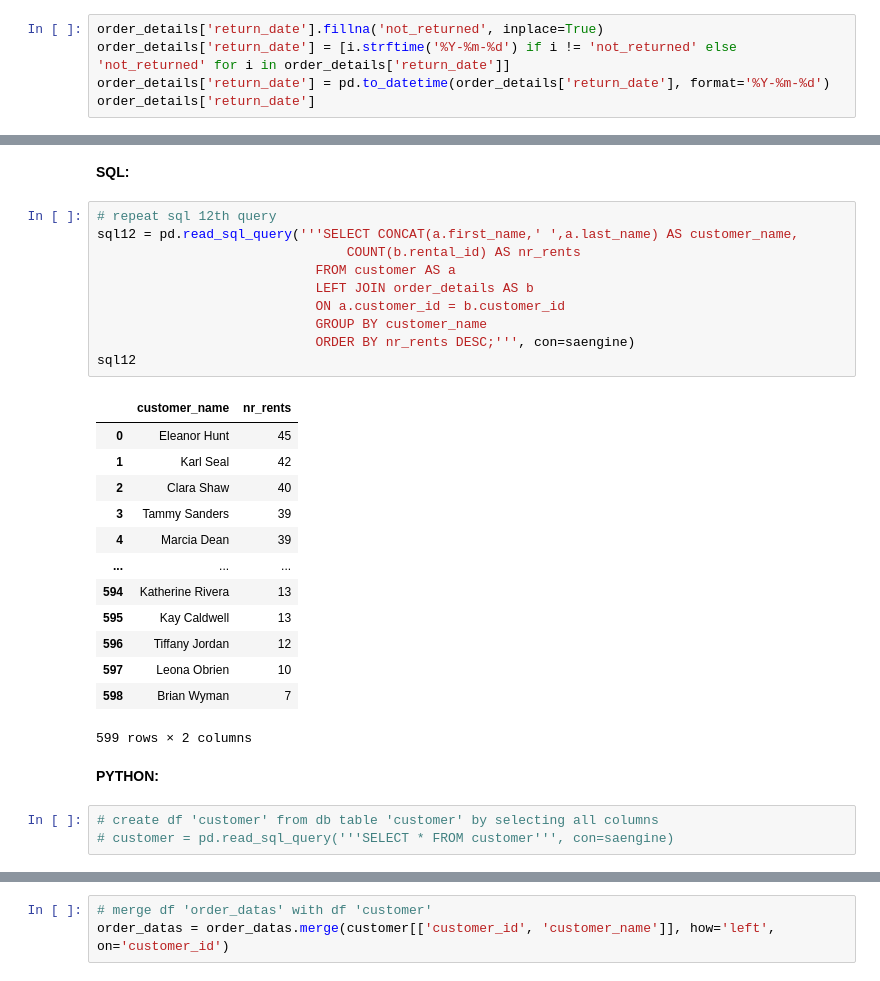
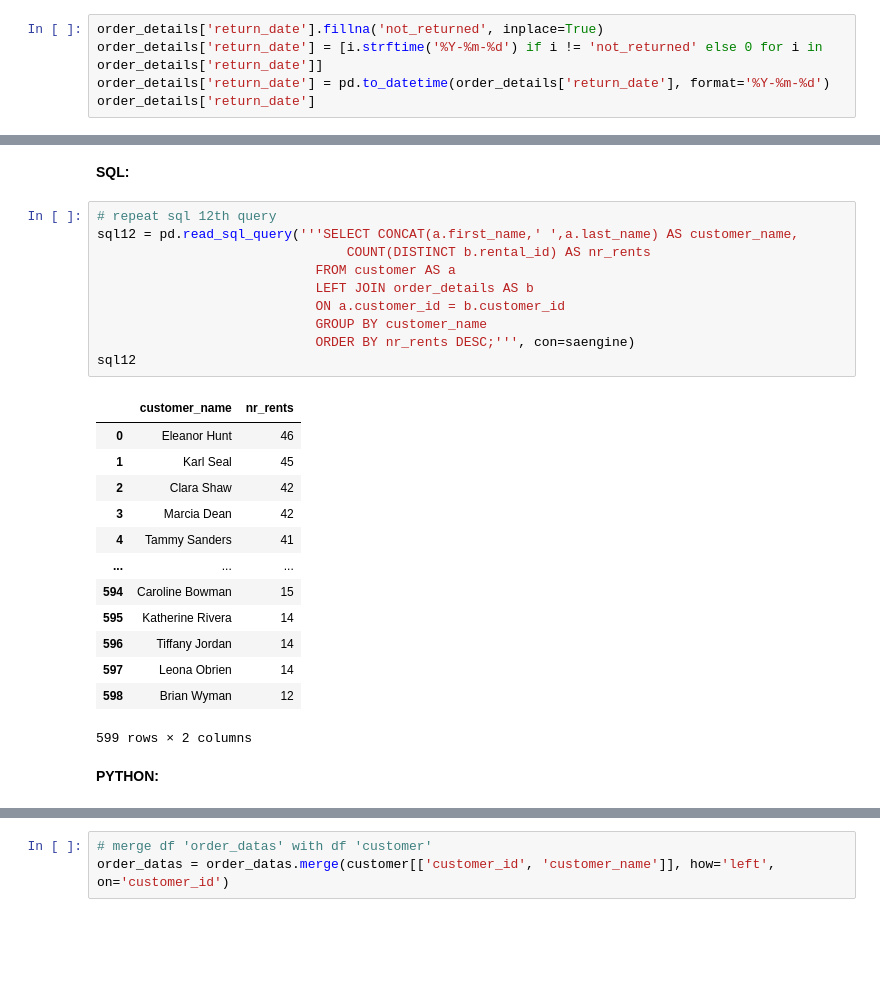
Before and after one commit to elaisavr/SQL-vs-PYTHON-queries---Trial-Postgres-DB-, a Jupyter notebook: Python DVDRENTAL Queries.ipynb, the cells around one changed output, grey strips where cells are left out. Cells and saved outputs as stored; diff of their text form; blank space fills up the shorter version.

```diff
--- a/Python DVDRENTAL Queries.ipynb
+++ b/Python DVDRENTAL Queries.ipynb
@@ -188,7 +188,7 @@ array(['2005-05-28T19:40:33.000000000', '2005-06-01T22:12:39.000000000',
        '2005-05-26T22:04:30.000000000'], dtype='datetime64[ns]')
 # %%
 order_details['return_date'].fillna('not_returned', inplace=True)
-order_details['return_date'] = [i.strftime('%Y-%m-%d') if i != 'not_returned' else 'not_returned' for i in order_details['return_date']]
+order_details['return_date'] = [i.strftime('%Y-%m-%d') if i != 'not_returned' else 0 for i in order_details['return_date']]
 order_details['return_date'] = pd.to_datetime(order_details['return_date'], format='%Y-%m-%d')
 order_details['return_date']
 # %% [output]
@@ -897,29 +894,26 @@ film11
 # %%
 # repeat sql 12th query
 sql12 = pd.read_sql_query('''SELECT CONCAT(a.first_name,' ',a.last_name) AS customer_name,
-                                COUNT(b.rental_id) AS nr_rents
+                                COUNT(DISTINCT b.rental_id) AS nr_rents
                             FROM customer AS a
                             LEFT JOIN order_details AS b
                             ON a.customer_id = b.customer_id
                             GROUP BY customer_name
                             ORDER BY nr_rents DESC;''', con=saengine)
 sql12
 # %% [output]
 |  | customer_name | nr_rents |
-| 0 | Eleanor Hunt | 45 |
-| 1 | Karl Seal | 42 |
-| 2 | Clara Shaw | 40 |
-| 3 | Tammy Sanders | 39 |
-| 4 | Marcia Dean | 39 |
+| 0 | Eleanor Hunt | 46 |
+| 1 | Karl Seal | 45 |
+| 2 | Clara Shaw | 42 |
+| 3 | Marcia Dean | 42 |
+| 4 | Tammy Sanders | 41 |
 | ... | ... | ... |
-| 594 | Katherine Rivera | 13 |
-| 595 | Kay Caldwell | 13 |
-| 596 | Tiffany Jordan | 12 |
-| 597 | Leona Obrien | 10 |
-| 598 | Brian Wyman | 7 |
+| 594 | Caroline Bowman | 15 |
+| 595 | Katherine Rivera | 14 |
+| 596 | Tiffany Jordan | 14 |
+| 597 | Leona Obrien | 14 |
+| 598 | Brian Wyman | 12 |
 599 rows × 2 columns
 # %% [markdown]
 **PYTHON:**
-# %%
-# create df 'customer' from db table 'customer' by selecting all columns
-# customer = pd.read_sql_query('''SELECT * FROM customer''', con=saengine)
```
Also changed, not shown: parts of 29 cells of this notebook, 2 other files.
